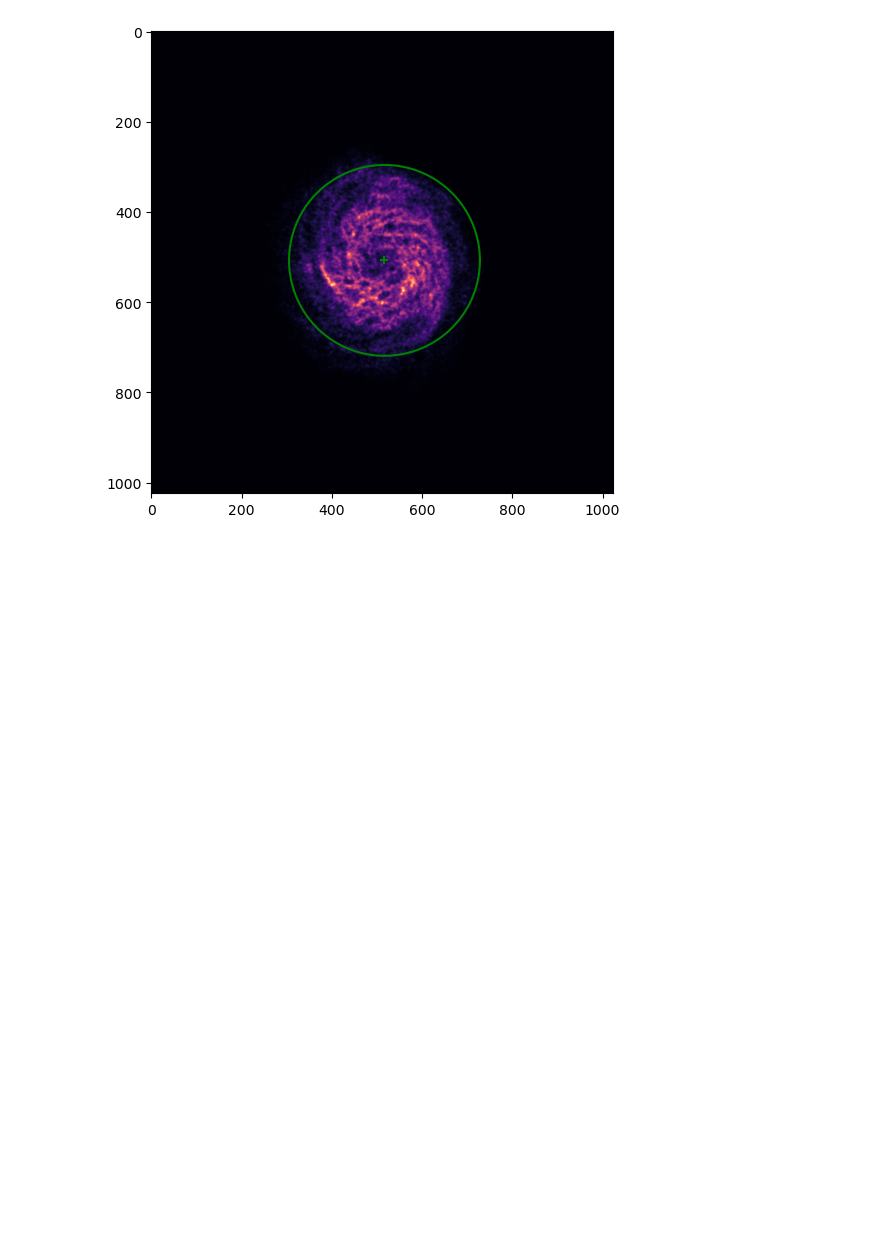
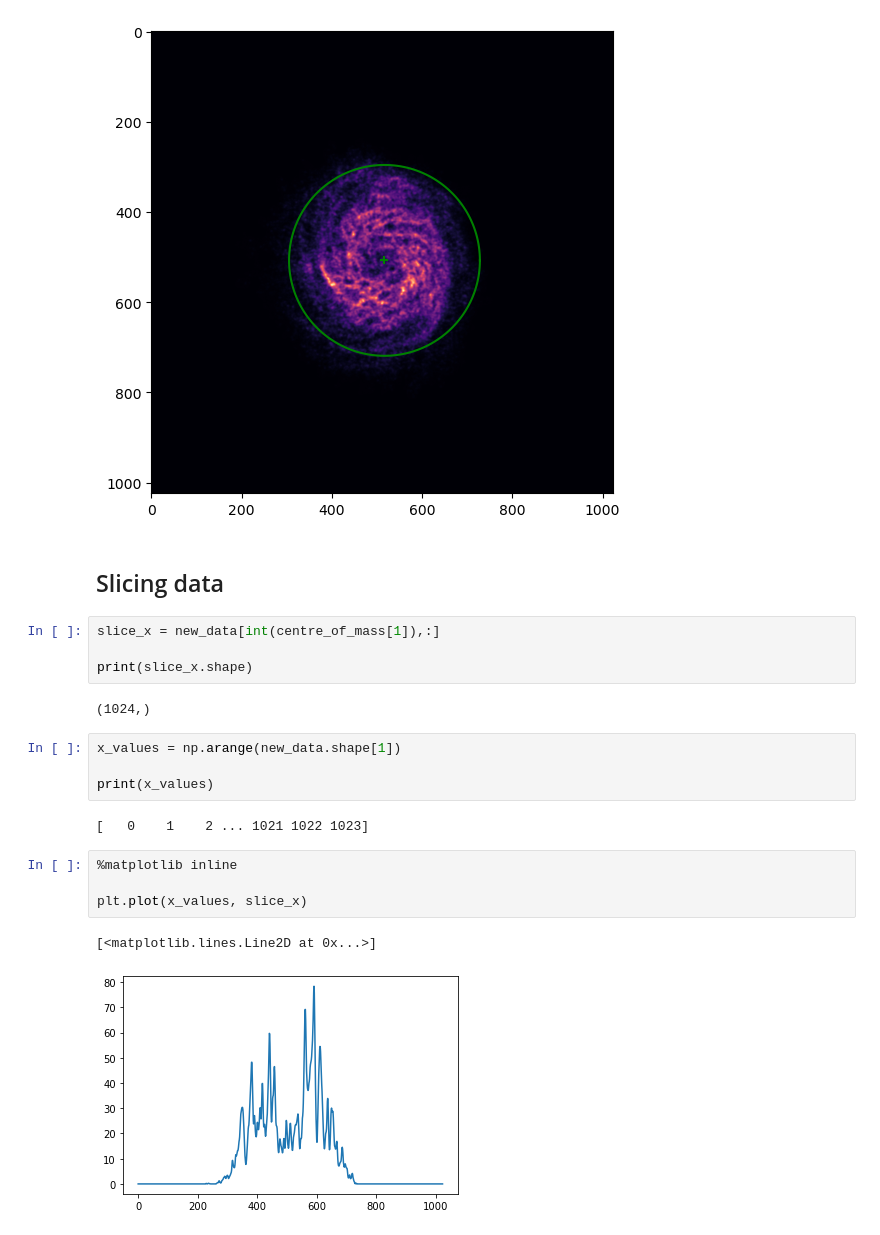
Before and after one commit to wbandabarragan/computational-physics-1, a Jupyter notebook: unit-2/204-exercise-image-processing-astronomy.ipynb, the cells around one changed output. Cells and saved outputs as stored; diff of their text form; blank space fills up the shorter version.

```diff
--- a/unit-2/204-exercise-image-processing-astronomy.ipynb
+++ b/unit-2/204-exercise-image-processing-astronomy.ipynb
@@ -236,3 +234,24 @@ ax.plot(a, b, color= 'green')
 plt.show()
 # %% [output]
 [figure]
+# %% [markdown]
+## Slicing data
+# %%
+slice_x = new_data[int(centre_of_mass[1]),:]
+
+print(slice_x.shape)
+# %% [output]
+(1024,)
+# %%
+x_values = np.arange(new_data.shape[1])
+
+print(x_values)
+# %% [output]
+[   0    1    2 ... 1021 1022 1023]
+# %%
+%matplotlib inline
+
+plt.plot(x_values, slice_x)
+# %% [output]
+[<matplotlib.lines.Line2D at 0x...>]
+[figure, added]
```
Also changed, not shown: parts of 8 cells of this notebook.
